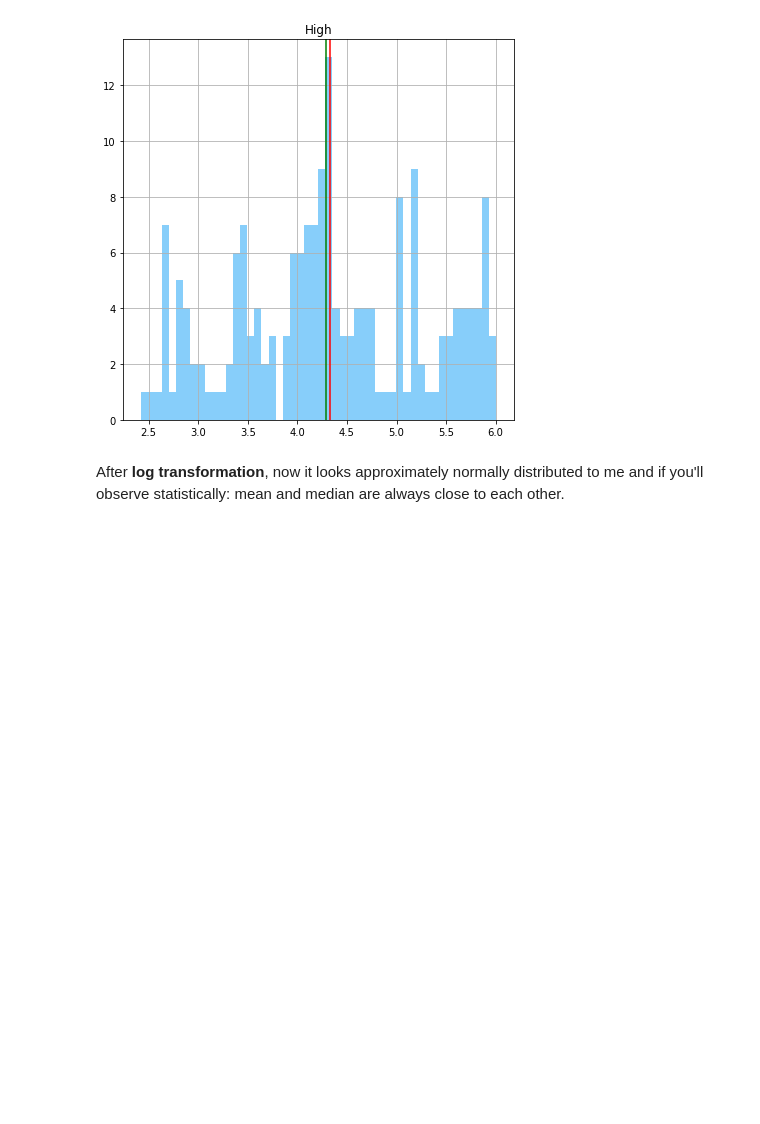
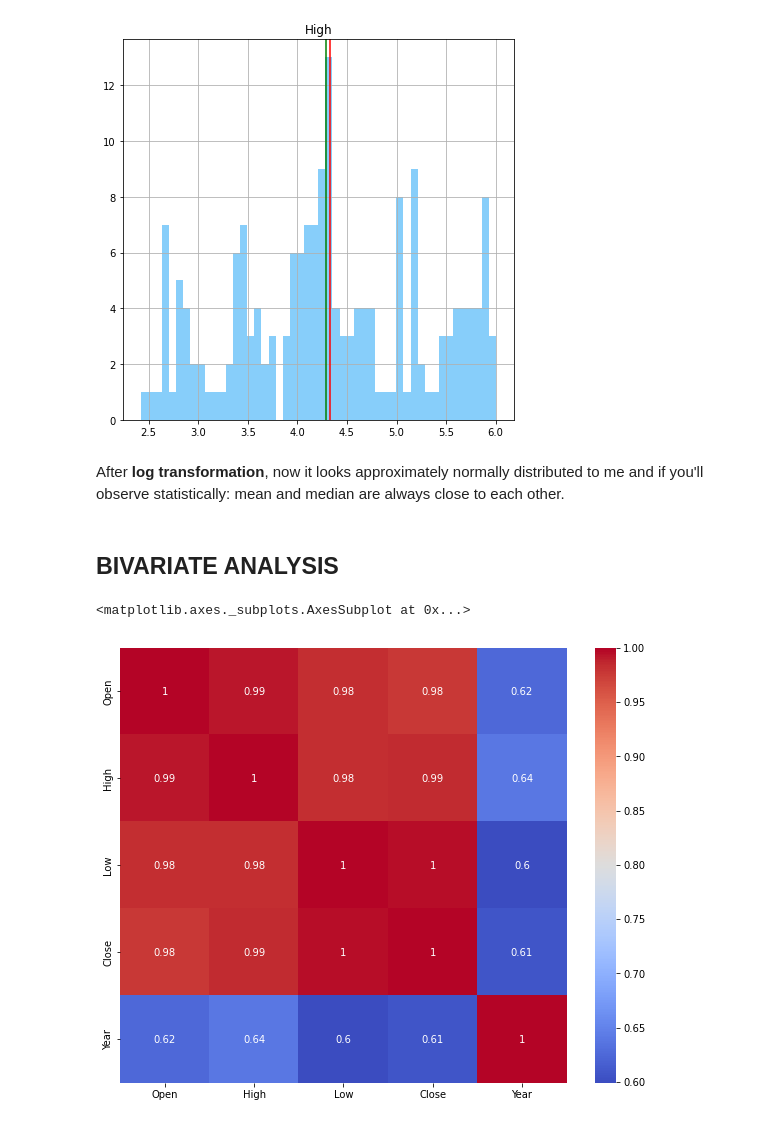
Before and after one commit to Mdanish2020/Yes_Bank_Stock_closing_Price_Prediction, a Jupyter notebook: ML_Capstone_project(Regression).ipynb, the cells around one changed output. Saved outputs shown, nothing was run; the diff lists cells and outputs as text; code cells hidden in the pictures; blank space fills up the shorter version.

```diff
--- a/ML_Capstone_project(Regression).ipynb
+++ b/ML_Capstone_project(Regression).ipynb
@@ -202,0 +200,10 @@ df = stock_df
+# %% [markdown]
+## **BIVARIATE ANALYSIS**
+# %%
+#  correlation map
+plt.figure(figsize = (10,8))
+correlation = stock_df.corr()
+sns.heatmap(abs(correlation),cmap = 'coolwarm',annot = True)
+# %% [output]
+<matplotlib.axes._subplots.AxesSubplot at 0x...>
+[figure, added]
```
Also changed, not shown: parts of 26 cells of this notebook.
